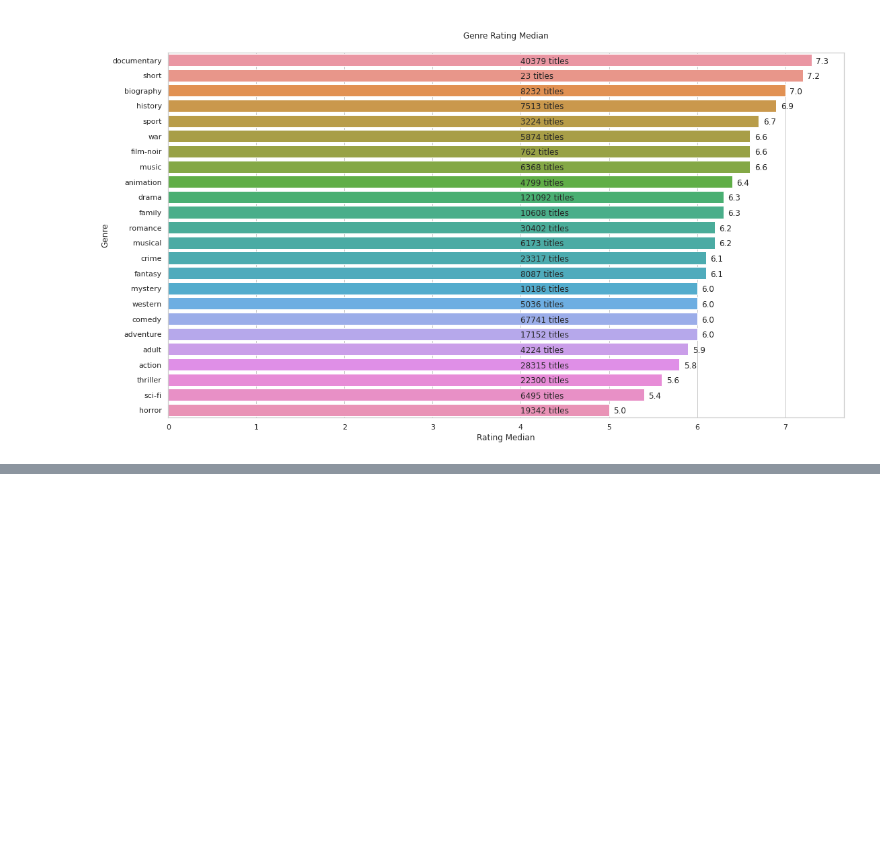
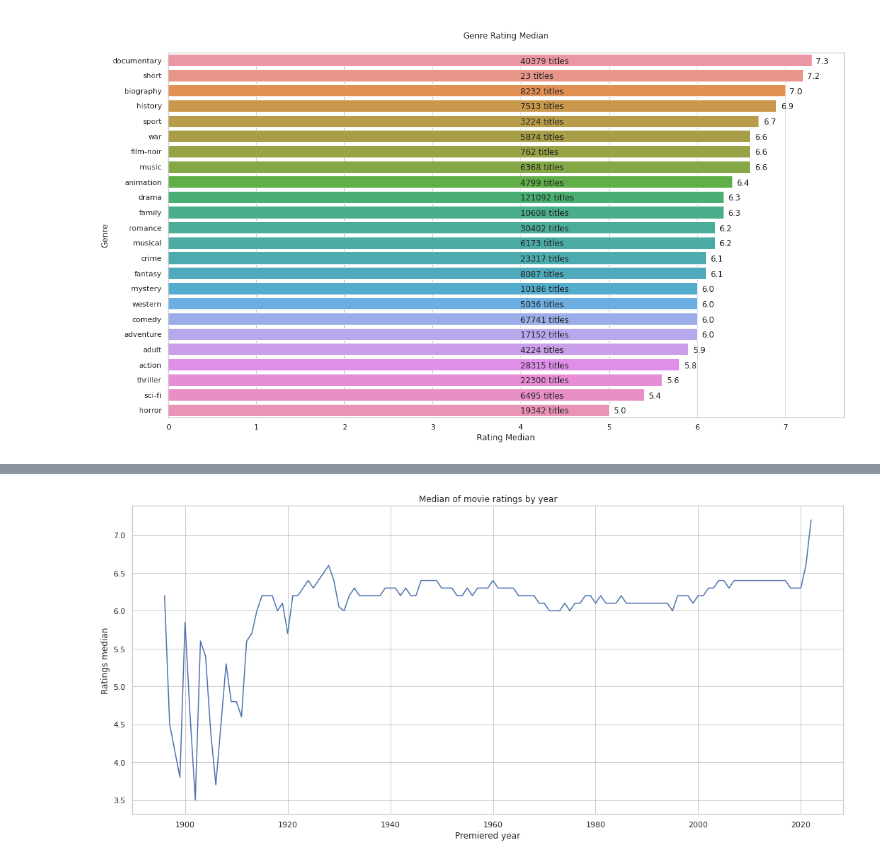
Before and after one commit to Mr0l3/imdb-data-analysis, a Jupyter notebook: IMDB-analysis.ipynb, the cells around one changed output, grey strips where cells are left out. Drawn from its saved outputs; the diff is of its cells as text; code cells hidden in the pictures; blank space fills up the shorter version.

Commit message:
Add median of movie ratings by release year

```diff
--- a/IMDB-analysis.ipynb
+++ b/IMDB-analysis.ipynb
@@ -377,0 +380,5 @@ plt.show()
+# %%
+query = 'SELECT rating, premiered FROM ratings JOIN titles ON ratings.title_id = titles.title_id WHERE type = "movie" ORDER BY premiered'
+# %%
+df = pd.read_sql_query(query, conn)
+display(df)
@@ -377,0 +399,5 @@ plt.show()
+# %%
+# Clear empty values
+
+df.dropna(axis=0, inplace=True)
+df
@@ -377,0 +418,9 @@ plt.show()
+# %%
+# Computes the median
+
+ratings = {}
+for i in set(df['premiered']):
+    ratings_df = df[df['premiered'] == i]['rating']
+    ratings[i] = np.median(ratings_df)
+
+ratings
@@ -377,0 +445,11 @@ plt.show()
+# %%
+# Plot
+
+plt.figure(figsize=(18, 8))
+sns.lineplot(x=ratings.keys(), y=ratings.values())
+plt.title('Median of movie ratings by year')
+plt.xlabel('Premiered year')
+plt.ylabel('Ratings median')
+plt.show()
+# %% [output]
+[figure, added]
```
Also changed, not shown: parts of 4 cells of this notebook, 2 other files.
